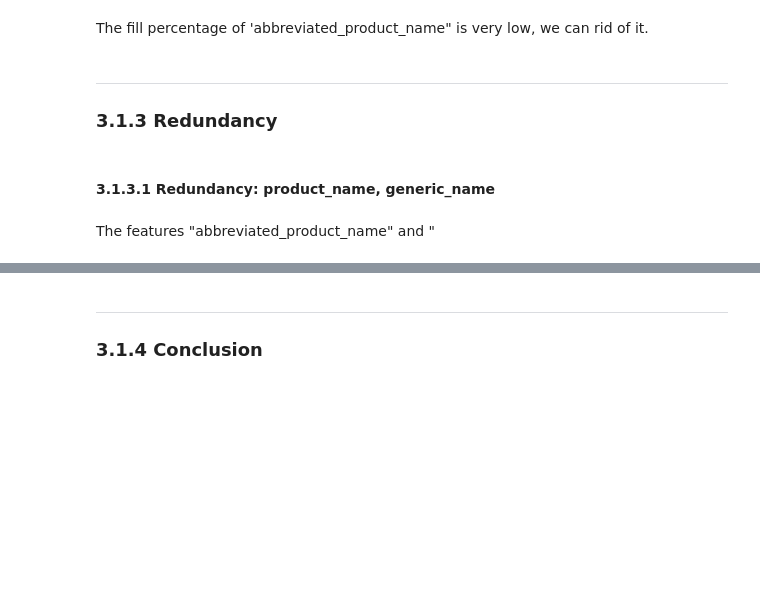
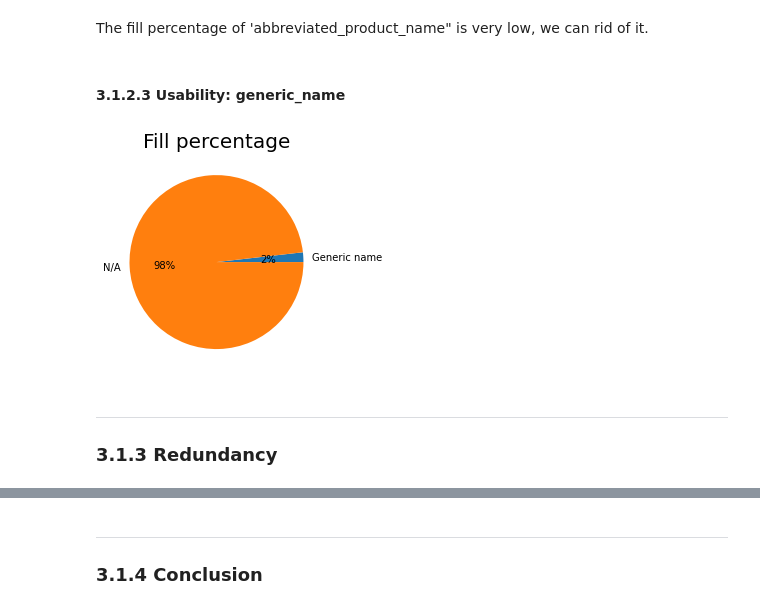
Before and after one commit to curiousmindflow/oc-ml-p2, a Jupyter notebook: preparation.ipynb, the cells around one changed output, grey strips where cells are left out. Drawn from its saved outputs; the diff is of its cells as text; code cells hidden in the pictures; blank space fills up the shorter version.

Commit message:
preparation notebook: usability parts completed with pie chart, overview and conclusion completed by re factorized barplot

```diff
--- a/preparation.ipynb
+++ b/preparation.ipynb
@@ -110,3 +143,9 @@ general_infos[general_infos["abbreviated_product_name"].notna()].loc[:, ["abbrev
 The fill percentage of 'abbreviated_product_name" is very low, we can rid of it.
 # %%
 general_infos.drop(columns=["abbreviated_product_name"], inplace=True)
+# %% [markdown]
+#### 3.1.2.3 Usability: generic_name
+# %%
+feature_filling(general_infos, "generic_name", "Generic name")
+# %% [output]
+[figure, added]
@@ -113,5 +154,3 @@ general_infos.drop(columns=["abbreviated_product_name"], inplace=True)
 # %% [markdown]
 ***
 ### 3.1.3 Redundancy
-# %% [markdown]
-#### 3.1.3.1 Redundancy: product_name, generic_name
@@ -120,2 +156,0 @@ general_infos.loc[:, ["generic_name", "product_name"]].describe()
-# %% [markdown]
-The features "abbreviated_product_name" and "
```
Also changed, not shown: parts of 114 cells of this notebook, 3 other files.
